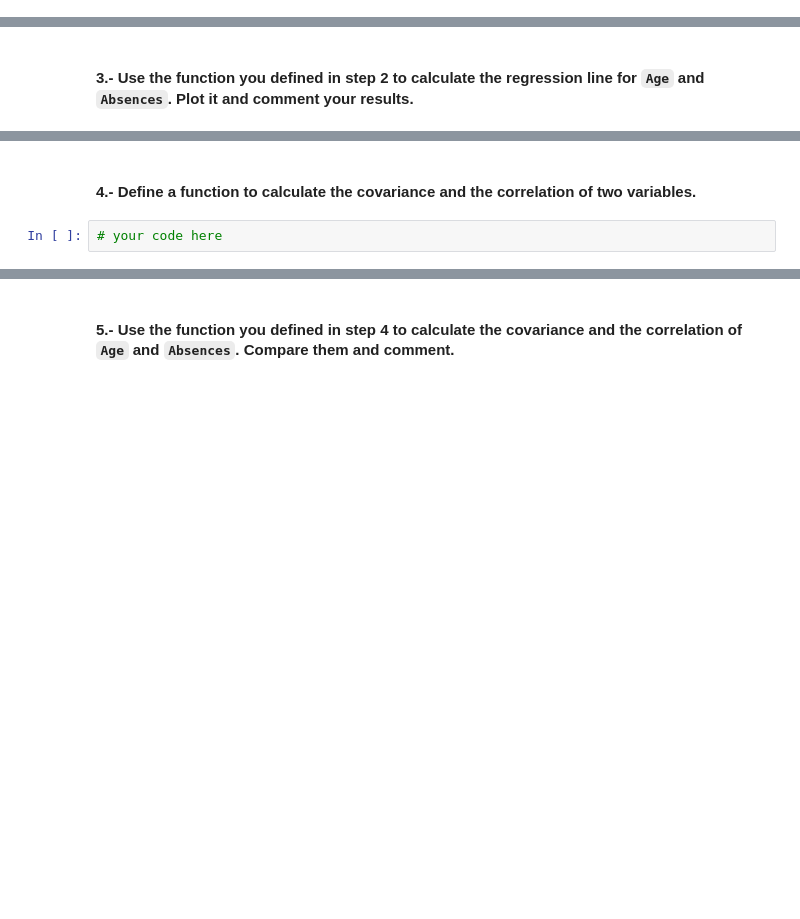
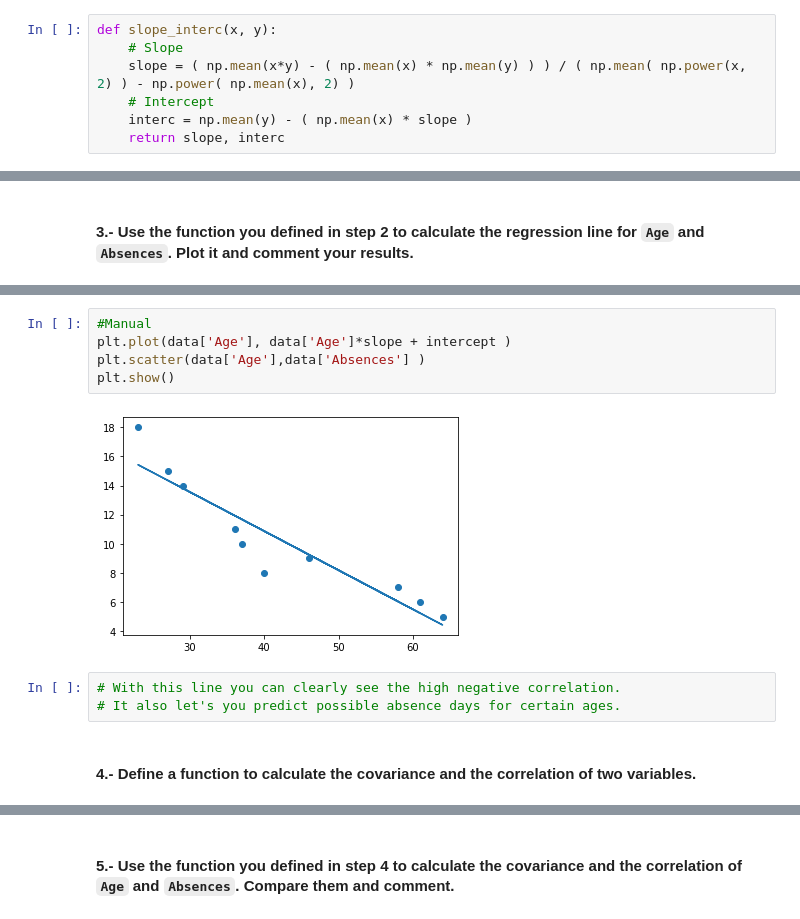
Before and after one commit to ta-data-remote/lab-linear-regression-correlation, a Jupyter notebook: your-code/main.ipynb, the cells around one changed output, grey strips where cells are left out. Drawn from its saved outputs; the diff is of its cells as text; blank space fills up the shorter version.

```diff
--- a/your-code/main.ipynb
+++ b/your-code/main.ipynb
@@ -36,0 +62,7 @@ import pandas as pd
+# %%
+def slope_interc(x, y):
+    # Slope
+    slope = ( np.mean(x*y) - ( np.mean(x) * np.mean(y) ) ) / ( np.mean( np.power(x, 2) ) - np.power( np.mean(x), 2) )
+    # Intercept
+    interc = np.mean(y) - ( np.mean(x) * slope )
+    return slope, interc
@@ -43,4 +86,12 @@ import pandas as pd
+# %%
+#Manual
+plt.plot(data['Age'], data['Age']*slope + intercept )
+plt.scatter(data['Age'],data['Absences'] )
+plt.show()
+# %% [output]
+[figure, added]
+# %%
+# With this line you can clearly see the high negative correlation.
+# It also let's you predict possible absence days for certain ages.
 # %% [markdown]
 #### 4.- Define a function to calculate the covariance and the correlation of two variables.
-# %%
-# your code here
```
Also changed, not shown: parts of 35 cells of this notebook.
